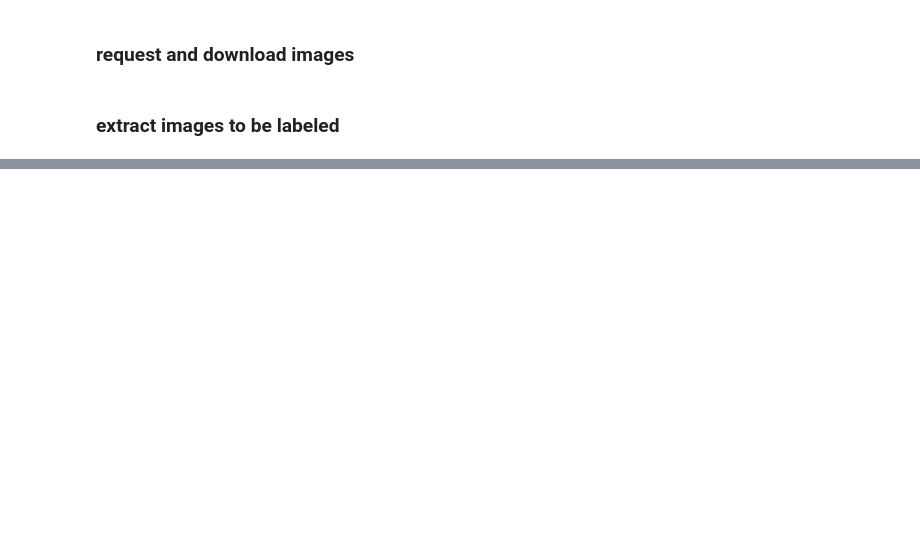
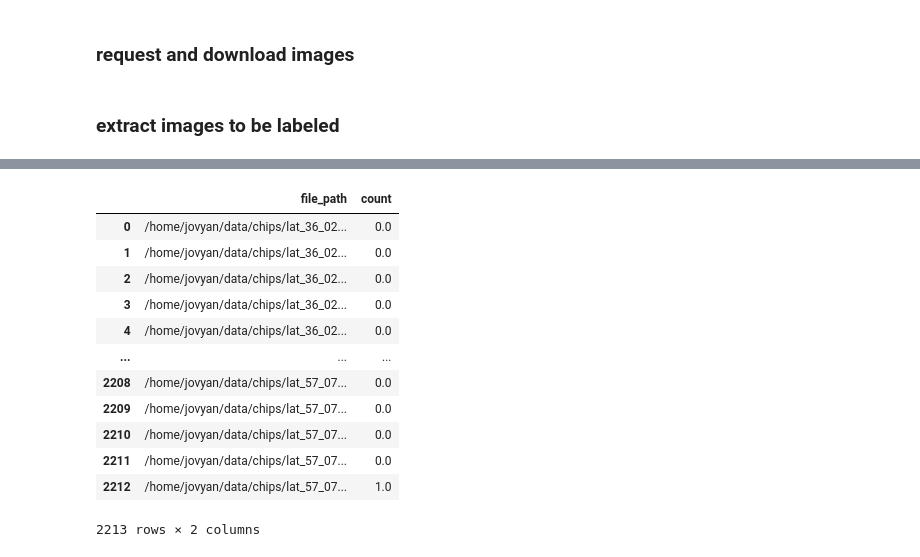
Before and after one commit to MichelDeudon/sentinel2-xcube-boat-detection, a Jupyter notebook: 4-Annotation_superintendent.ipynb, the cells around one changed output, grey strips where cells are left out. Cells and saved outputs as stored; diff of their text form; code cells hidden in the pictures; blank space fills up the shorter version.

```diff
--- a/4-Annotation_superintendent.ipynb
+++ b/4-Annotation_superintendent.ipynb
@@ -190,0 +324,16 @@ labels_df.to_csv(csv_file_path)
+# %%
+pd.read_csv('/home/jovyan/data/labels.csv', dtype={'count': float})
+# %% [output]
+|  | file_path | count |
+| 0 | /home/jovyan/data/chips/lat_36_02... | 0.0 |
+| 1 | /home/jovyan/data/chips/lat_36_02... | 0.0 |
+| 2 | /home/jovyan/data/chips/lat_36_02... | 0.0 |
+| 3 | /home/jovyan/data/chips/lat_36_02... | 0.0 |
+| 4 | /home/jovyan/data/chips/lat_36_02... | 0.0 |
+| ... | ... | ... |
+| 2208 | /home/jovyan/data/chips/lat_57_07... | 0.0 |
+| 2209 | /home/jovyan/data/chips/lat_57_07... | 0.0 |
+| 2210 | /home/jovyan/data/chips/lat_57_07... | 0.0 |
+| 2211 | /home/jovyan/data/chips/lat_57_07... | 0.0 |
+| 2212 | /home/jovyan/data/chips/lat_57_07... | 1.0 |
+2213 rows × 2 columns
```
Also changed, not shown: parts of 12 cells of this notebook, 3 other files.
